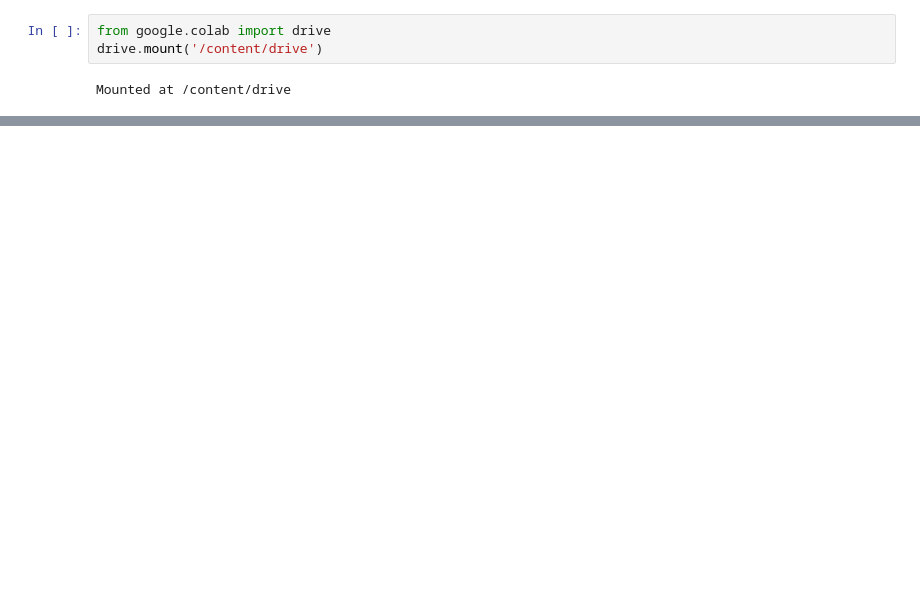
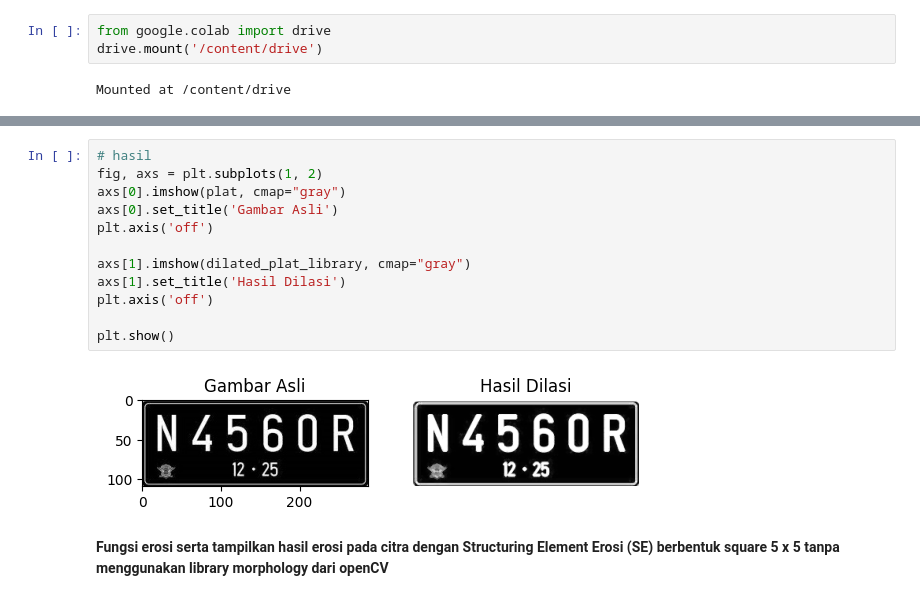
Before and after one commit to Vangzbill/PCVK_Ganjil_2023, a Jupyter notebook: Week9.ipynb, the cells around one changed output, grey strips where cells are left out. Drawn from its saved outputs; the diff is of its cells as text; blank space fills up the shorter version.

```diff
--- a/Week9.ipynb
+++ b/Week9.ipynb
@@ -454,0 +115,16 @@ plt.show()
+# %%
+# hasil
+fig, axs = plt.subplots(1, 2)
+axs[0].imshow(plat, cmap="gray")
+axs[0].set_title('Gambar Asli')
+plt.axis('off')
+
+axs[1].imshow(dilated_plat_library, cmap="gray")
+axs[1].set_title('Hasil Dilasi')
+plt.axis('off')
+
+plt.show()
+# %% [output]
+[figure, added]
+# %% [markdown]
+**Fungsi erosi serta tampilkan hasil erosi pada citra dengan Structuring Element Erosi (SE) berbentuk square 5 x 5 tanpa menggunakan library morphology dari openCV**
```
Also changed, not shown: parts of 77 cells of this notebook.
